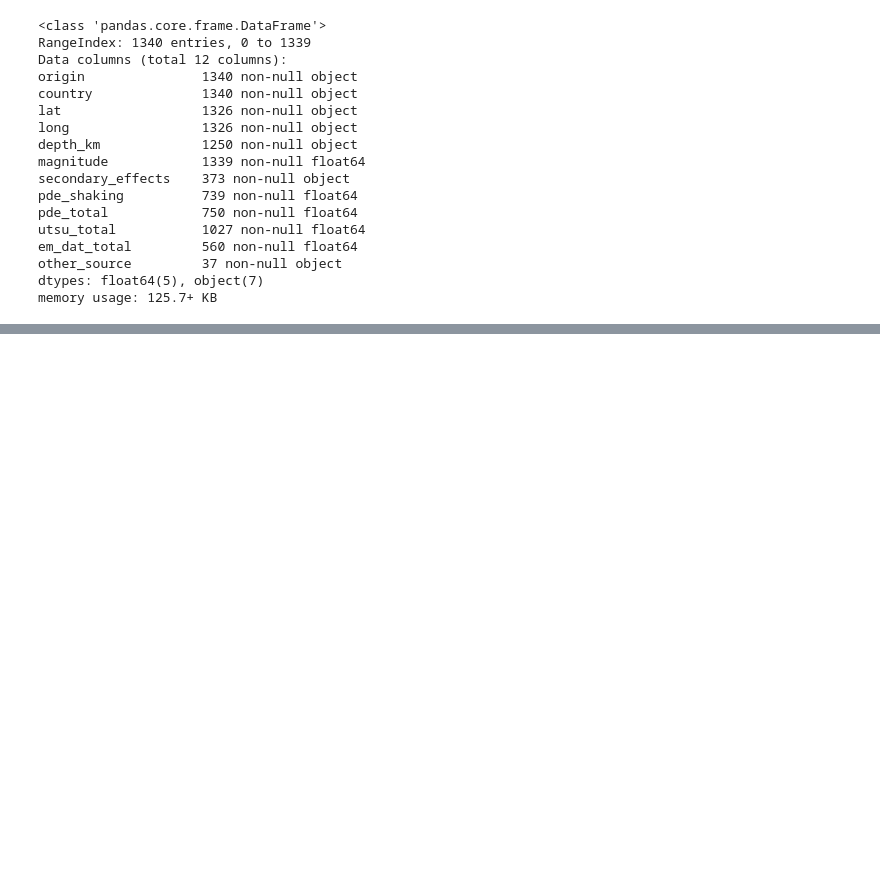
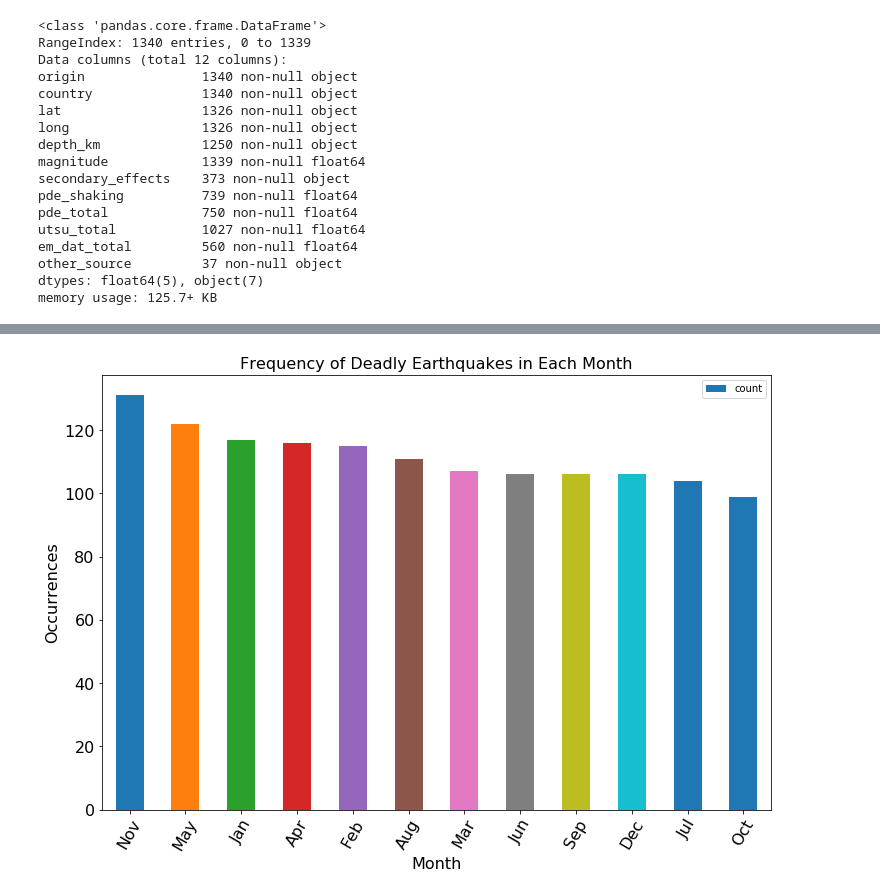
Before and after one commit to asidamo/Earthquakes-Analysis, a Jupyter notebook: DQ3_Andrew.ipynb, the cells around one changed output, grey strips where cells are left out. Drawn from its saved outputs; the diff is of its cells as text; code cells hidden in the pictures; blank space fills up the shorter version.

```diff
--- a/DQ3_Andrew.ipynb
+++ b/DQ3_Andrew.ipynb
@@ -351,0 +468,9 @@ test_str
+# %%
+# Creating a new dataframe with the number of deadly earthquakes each year
+eq_monthly = eq_date_ind['country'].resample('M').agg('count')
+eq_monthly = pd.DataFrame(eq_monthly)
+eq_monthly.columns = ['count']
+eq_monthly = eq_monthly.reset_index()
+eq_monthly['count'] = pd.to_numeric(eq_monthly['count'])
+eq_monthly['origin'] = eq_monthly['origin'].map(lambda x: x.month)
+eq_monthly.head()
@@ -351,0 +484,7 @@ test_str
+# %%
+eq_month_total = eq_monthly.groupby('origin').sum()
+#month_list = ['Jan', 'Feb', 'Mar', 'Apr', 'May', 'Jun', 'Jul', 'Aug', 'Sep', 'Oct', 'Nov', 'Dec']
+eq_month_total = eq_month_total.reset_index()
+eq_month_total = eq_month_total.sort_values(by = 'count', ascending = False)
+#eq_month_total['origin'] = month_list
+eq_month_total
@@ -351,0 +505,11 @@ test_str
+# %%
+eq_month_total.plot(kind = 'bar', x = 'origin', y = 'count')
+month_ticks = eq_month_total.index.values
+month_list = ['Jan', 'Feb', 'Mar', 'Apr', 'May', 'Jun', 'Jul', 'Aug', 'Sep', 'Oct', 'Nov', 'Dec']
+plt.xticks(month_ticks, month_list, rotation=60, fontsize = 16)
+plt.yticks(fontsize = 16)
+plt.title('Frequency of Deadly Earthquakes in Each Month', fontsize = 16)
+plt.xlabel('Month', fontsize = 16)
+plt.ylabel('Occurrences', fontsize = 16);
+# %% [output]
+[figure, added]
```
Also changed, not shown: parts of 29 cells of this notebook.
